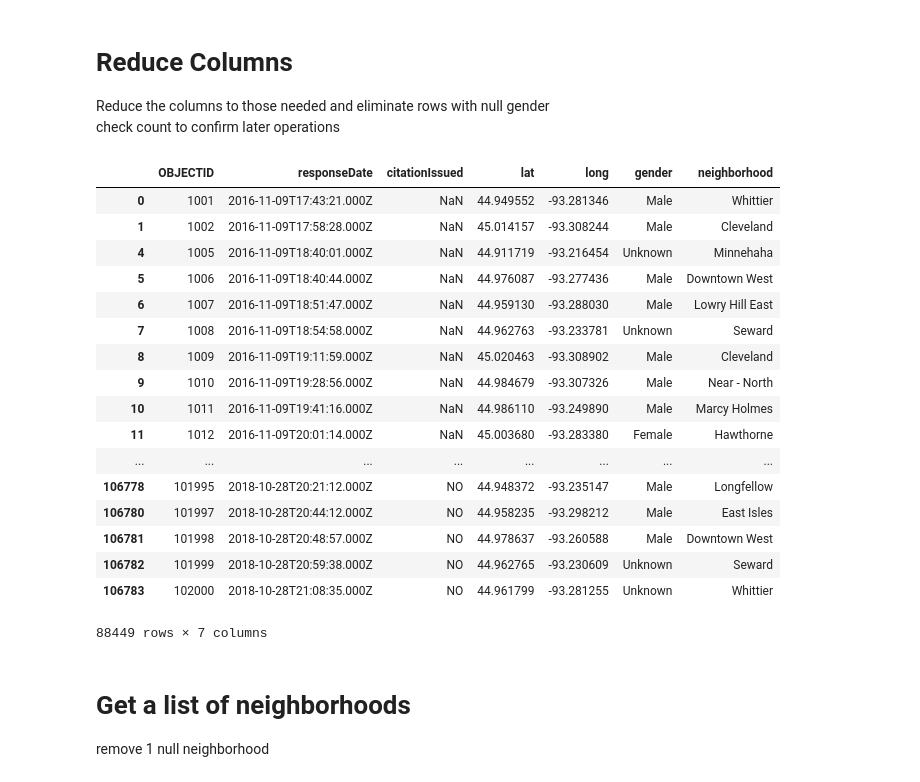
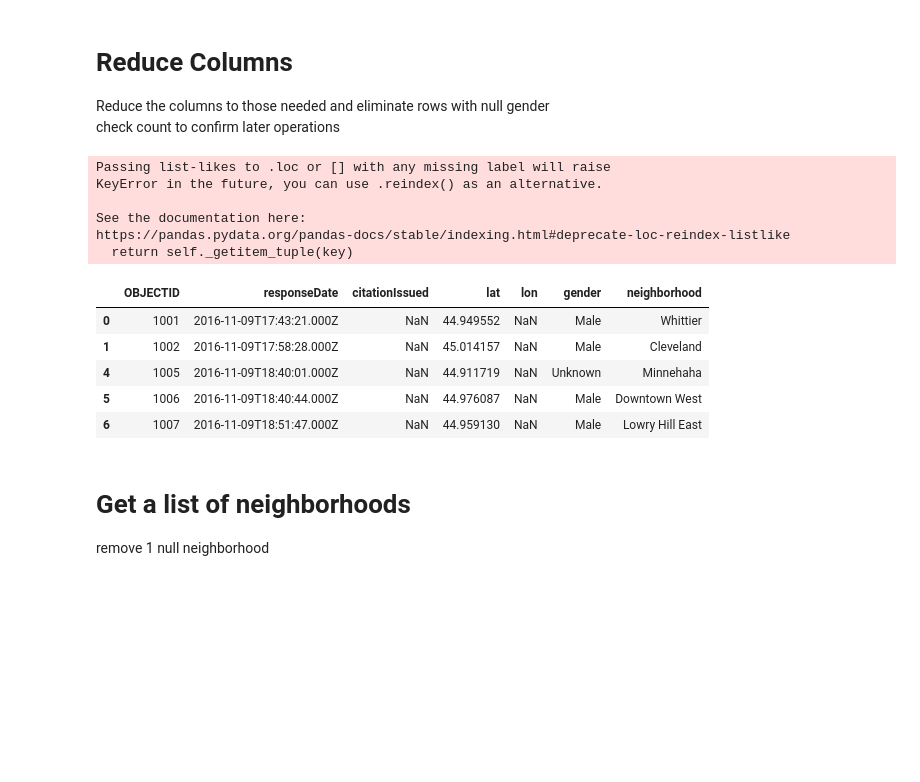
Before and after one commit to mccallkm/Minneapolis-Traffic-Stop-Data-Analysis, a Jupyter notebook: clean_data.ipynb, the cells around one changed output. Saved outputs shown, nothing was run; the diff lists cells and outputs as text; code cells hidden in the pictures; blank space fills up the shorter version.

```diff
--- a/clean_data.ipynb
+++ b/clean_data.ipynb
@@ -75,33 +71,27 @@ Reduce the columns to those needed and eliminate rows with null gender
 check count to confirm later operations
 # %%
       #select needed columns
-select_df=stop_df.loc[:,["OBJECTID", "responseDate","citationIssued","lat","long","gender","neighborhood"]]
+select_df=stop_df.loc[:,["OBJECTID", "responseDate","citationIssued","lat","lon","gender","neighborhood"]]
 
 # remove null gender rows
 reducedA_df=select_df.dropna(axis=0,subset=['gender'])
 
 # remove null neighborhood rows
 reduced_df=reducedA_df.dropna(axis=0,subset=['neighborhood'])
-reduced_df
+reduced_df.head()
 # %% [output]
+Passing list-likes to .loc or [] with any missing label will raise
+KeyError in the future, you can use .reindex() as an alternative.
+
+See the documentation here:
+https://pandas.pydata.org/pandas-docs/stable/indexing.html#deprecate-loc-reindex-listlike
+  return self._getitem_tuple(key)
-|  | OBJECTID | responseDate | citationIssued | lat | long | gender | neighborhood |
-| 0 | 1001 | 2016-11-09T17:43:21.000Z | NaN | 44.949552 | -93.281346 | Male | Whittier |
-| 1 | 1002 | 2016-11-09T17:58:28.000Z | NaN | 45.014157 | -93.308244 | Male | Cleveland |
-| 4 | 1005 | 2016-11-09T18:40:01.000Z | NaN | 44.911719 | -93.216454 | Unknown | Minnehaha |
-| 5 | 1006 | 2016-11-09T18:40:44.000Z | NaN | 44.976087 | -93.277436 | Male | Downtown West |
-| 6 | 1007 | 2016-11-09T18:51:47.000Z | NaN | 44.959130 | -93.288030 | Male | Lowry Hill East |
-| 7 | 1008 | 2016-11-09T18:54:58.000Z | NaN | 44.962763 | -93.233781 | Unknown | Seward |
-| 8 | 1009 | 2016-11-09T19:11:59.000Z | NaN | 45.020463 | -93.308902 | Male | Cleveland |
-| 9 | 1010 | 2016-11-09T19:28:56.000Z | NaN | 44.984679 | -93.307326 | Male | Near - North |
-| 10 | 1011 | 2016-11-09T19:41:16.000Z | NaN | 44.986110 | -93.249890 | Male | Marcy Holmes |
-| 11 | 1012 | 2016-11-09T20:01:14.000Z | NaN | 45.003680 | -93.283380 | Female | Hawthorne |
-| ... | ... | ... | ... | ... | ... | ... | ... |
-| 106778 | 101995 | 2018-10-28T20:21:12.000Z | NO | 44.948372 | -93.235147 | Male | Longfellow |
-| 106780 | 101997 | 2018-10-28T20:44:12.000Z | NO | 44.958235 | -93.298212 | Male | East Isles |
-| 106781 | 101998 | 2018-10-28T20:48:57.000Z | NO | 44.978637 | -93.260588 | Male | Downtown West |
-| 106782 | 101999 | 2018-10-28T20:59:38.000Z | NO | 44.962765 | -93.230609 | Unknown | Seward |
-| 106783 | 102000 | 2018-10-28T21:08:35.000Z | NO | 44.961799 | -93.281255 | Unknown | Whittier |
+|  | OBJECTID | responseDate | citationIssued | lat | lon | gender | neighborhood |
+| 0 | 1001 | 2016-11-09T17:43:21.000Z | NaN | 44.949552 | NaN | Male | Whittier |
+| 1 | 1002 | 2016-11-09T17:58:28.000Z | NaN | 45.014157 | NaN | Male | Cleveland |
+| 4 | 1005 | 2016-11-09T18:40:01.000Z | NaN | 44.911719 | NaN | Unknown | Minnehaha |
+| 5 | 1006 | 2016-11-09T18:40:44.000Z | NaN | 44.976087 | NaN | Male | Downtown West |
+| 6 | 1007 | 2016-11-09T18:51:47.000Z | NaN | 44.959130 | NaN | Male | Lowry Hill East |
-88449 rows × 7 columns
 # %% [markdown]
 # Get a list of neighborhoods
 remove 1 null neighborhood
```
Also changed, not shown: parts of 11 cells of this notebook, 3 other files.
